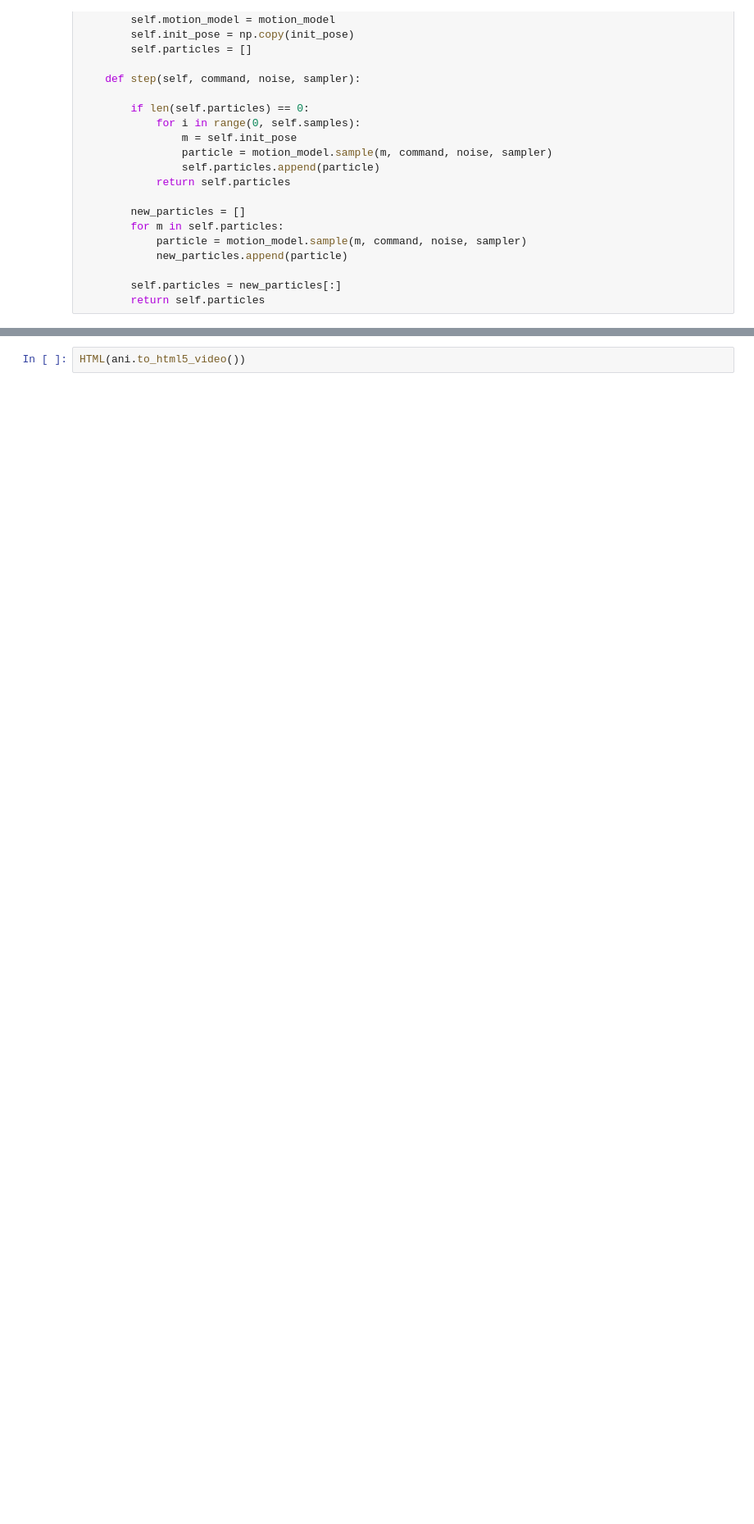
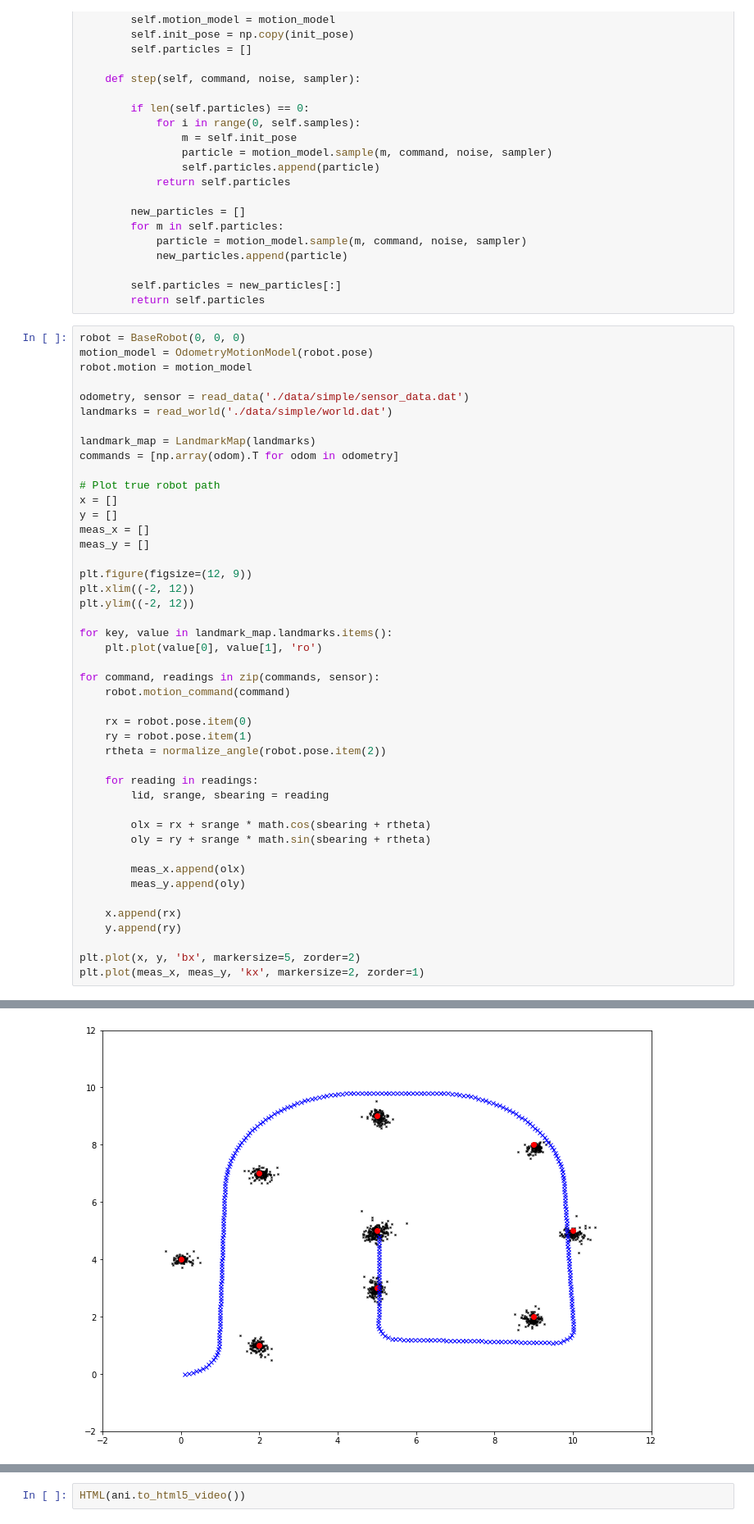
Before and after one commit to ToastyToast/prob-rob, a Jupyter notebook: examples/robot_testing.ipynb, the cells around one changed output, grey strips where cells are left out. Shown at 82% size. Drawn from its saved outputs; the diff is of its cells as text; blank space fills up the shorter version.

```diff
--- a/examples/robot_testing.ipynb
+++ b/examples/robot_testing.ipynb
@@ -180,3 +223,49 @@ class ParticleFilterMotionOnly:
 
         self.particles = new_particles[:]
         return self.particles
+# %%
+robot = BaseRobot(0, 0, 0)
+motion_model = OdometryMotionModel(robot.pose)
+robot.motion = motion_model
+
+odometry, sensor = read_data('./data/simple/sensor_data.dat')
+landmarks = read_world('./data/simple/world.dat')
+
+landmark_map = LandmarkMap(landmarks)
+commands = [np.array(odom).T for odom in odometry]
+
+# Plot true robot path
+x = []
+y = []
+meas_x = []
+meas_y = []
+
+plt.figure(figsize=(12, 9))
+plt.xlim((-2, 12))
+plt.ylim((-2, 12))
+
+for key, value in landmark_map.landmarks.items():
+    plt.plot(value[0], value[1], 'ro')
+
+for command, readings in zip(commands, sensor):
+    robot.motion_command(command)
+
+    rx = robot.pose.item(0)
+    ry = robot.pose.item(1)
+    rtheta = normalize_angle(robot.pose.item(2))
+
+    for reading in readings:
+        lid, srange, sbearing = reading
+
+        olx = rx + srange * math.cos(sbearing + rtheta)
+        oly = ry + srange * math.sin(sbearing + rtheta)
+
+        meas_x.append(olx)
+        meas_y.append(oly)
+
+    x.append(rx)
+    y.append(ry)
+
+plt.plot(x, y, 'bx', markersize=5, zorder=2)
+plt.plot(meas_x, meas_y, 'kx', markersize=2, zorder=1)
+# %% [output]
@@ -182,0 +273 @@ class ParticleFilterMotionOnly:
+[figure, added]
```
Also changed, not shown: parts of 7 cells of this notebook.
